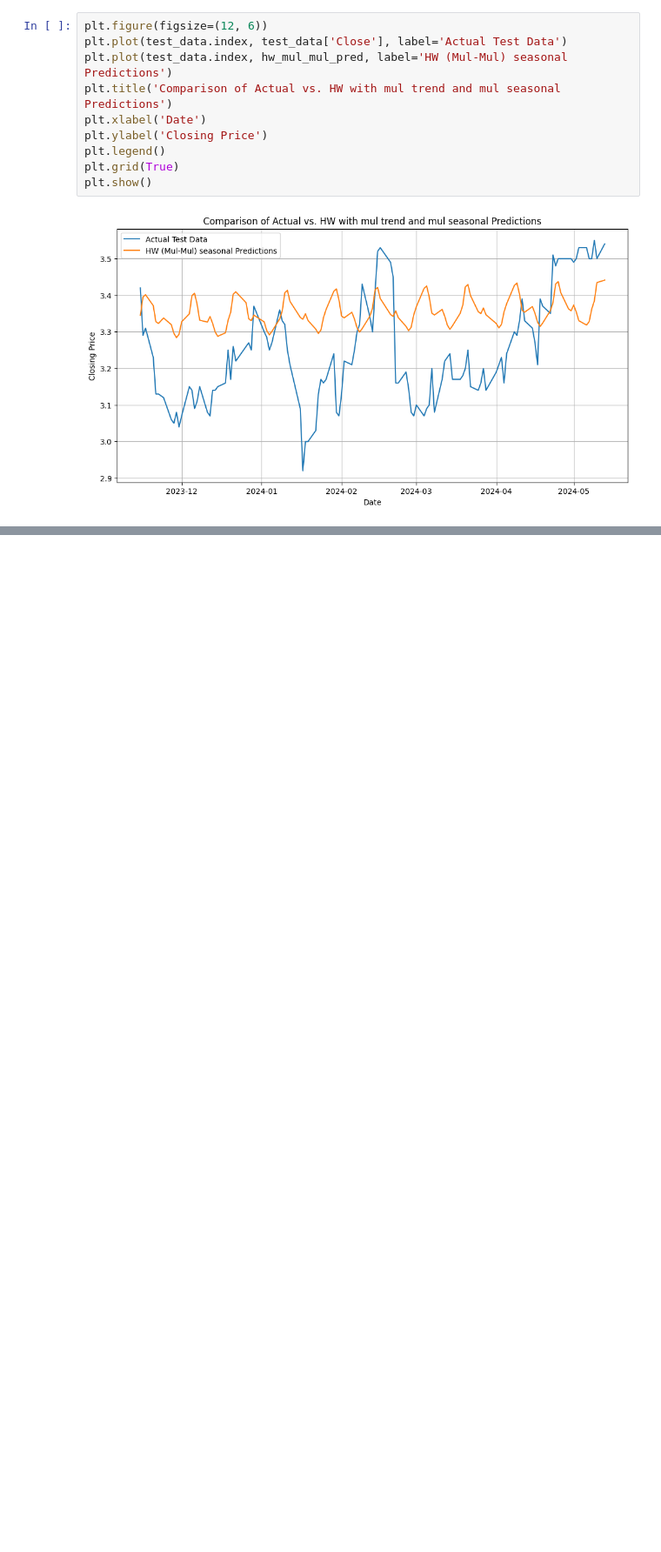
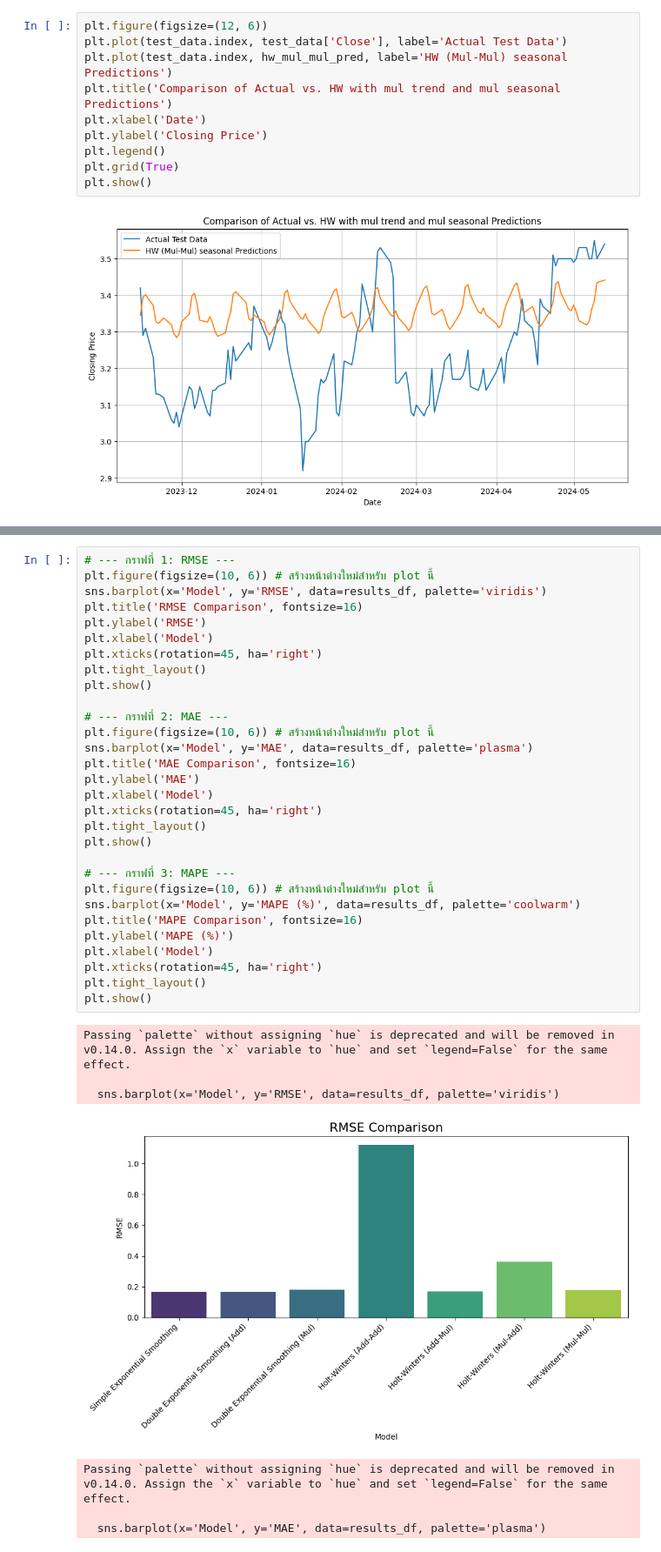
Before and after one commit to themoon-789/Time-Series, a Jupyter notebook: Simple_Time_series_with_.ipynb, the cells around one changed output, grey strips where cells are left out. Shown at 87% size. Cells and saved outputs as stored; diff of their text form; blank space fills up the shorter version.

```diff
--- a/Simple_Time_series_with_.ipynb
+++ b/Simple_Time_series_with_.ipynb
@@ -898,0 +885,38 @@ results_df
+# %%
+# --- กราฟที่ 1: RMSE ---
+plt.figure(figsize=(10, 6)) # สร้างหน้าต่างใหม่สำหรับ plot นี้
+sns.barplot(x='Model', y='RMSE', data=results_df, palette='viridis')
+plt.title('RMSE Comparison', fontsize=16)
+plt.ylabel('RMSE')
+plt.xlabel('Model')
+plt.xticks(rotation=45, ha='right')
+plt.tight_layout()
+plt.show()
+
+# --- กราฟที่ 2: MAE ---
+plt.figure(figsize=(10, 6)) # สร้างหน้าต่างใหม่สำหรับ plot นี้
+sns.barplot(x='Model', y='MAE', data=results_df, palette='plasma')
+plt.title('MAE Comparison', fontsize=16)
+plt.ylabel('MAE')
+plt.xlabel('Model')
+plt.xticks(rotation=45, ha='right')
+plt.tight_layout()
+plt.show()
+
+# --- กราฟที่ 3: MAPE ---
+plt.figure(figsize=(10, 6)) # สร้างหน้าต่างใหม่สำหรับ plot นี้
+sns.barplot(x='Model', y='MAPE (%)', data=results_df, palette='coolwarm')
+plt.title('MAPE Comparison', fontsize=16)
+plt.ylabel('MAPE (%)')
+plt.xlabel('Model')
+plt.xticks(rotation=45, ha='right')
+plt.tight_layout()
+plt.show()
+# %% [output]
+Passing `palette` without assigning `hue` is deprecated and will be removed in v0.14.0. Assign the `x` variable to `hue` and set `legend=False` for the same effect.
+
+  sns.barplot(x='Model', y='RMSE', data=results_df, palette='viridis')
+[figure, added]
+Passing `palette` without assigning `hue` is deprecated and will be removed in v0.14.0. Assign the `x` variable to `hue` and set `legend=False` for the same effect.
+
+  sns.barplot(x='Model', y='MAE', data=results_df, palette='plasma')
```
Also changed, not shown: parts of 40 cells of this notebook.
